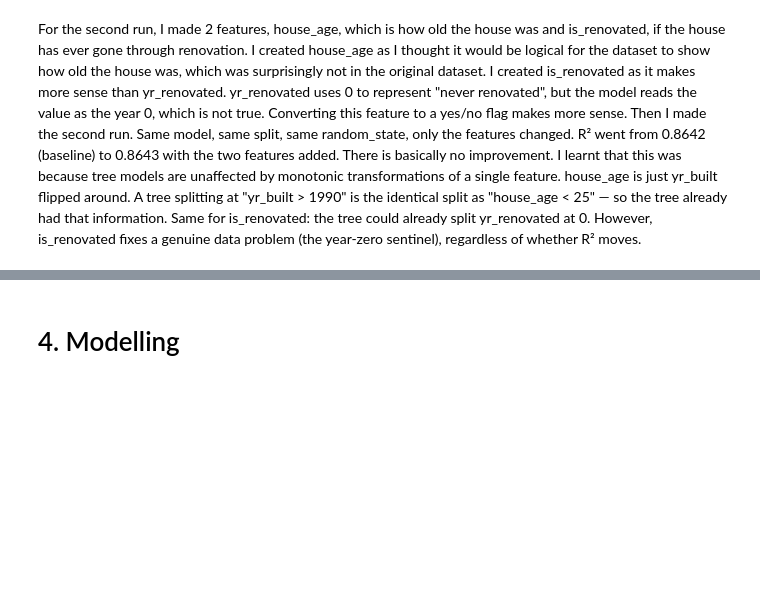
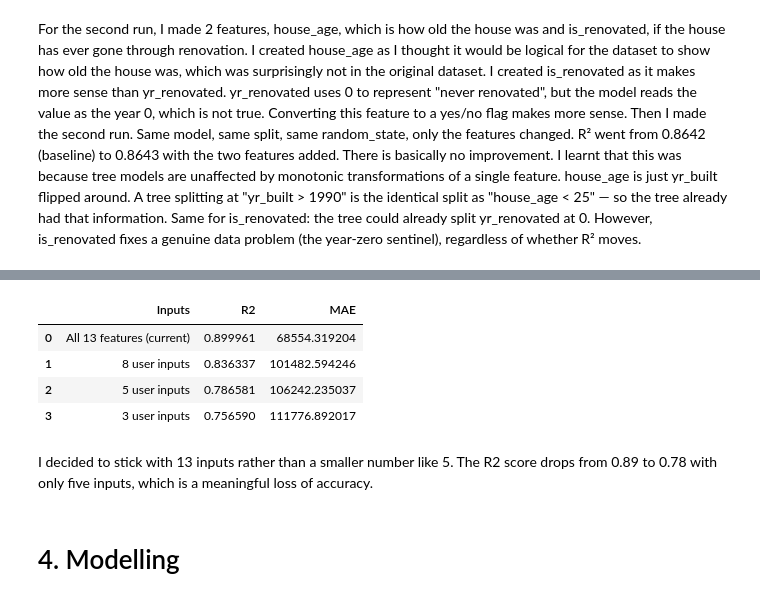
Before and after one commit to jovan210/housing-price-predictor, a Jupyter notebook: jovan_lau/houseprice_prediction.ipynb, the cells around one changed output, grey strips where cells are left out. Drawn from its saved outputs; the diff is of its cells as text; code cells hidden in the pictures; blank space fills up the shorter version.

```diff
--- a/jovan_lau/houseprice_prediction.ipynb
+++ b/jovan_lau/houseprice_prediction.ipynb
@@ -313,3 +323,35 @@ For the second run, I made 2 features, house_age, which is how old the house was
+# %%
+#Experiment 2: how many inputs should my web app ask for?
+# Feature selection driven by deployment needs rather than accuracy alone.
+input_sets = {
+    'All 13 features (current)': [c for c in df.columns if c != col_y],
+    '8 user inputs': ['grade','sqft_living','zipcode','bathrooms','yr_built','view','waterfront','sqft_lot'],
+    '5 user inputs': ['grade','sqft_living','zipcode','bathrooms','yr_built'],
+    '3 user inputs': ['grade','sqft_living','zipcode'],
+}
+
+results = []
+for label, cols in input_sets.items():
+    X = df[cols].copy()
+    X['zipcode'] = X['zipcode'].astype(str)
+    X = pd.get_dummies(X, drop_first=True)
+    X_tr_d, X_te_d, y_tr_d, y_te_d = train_test_split(X, y, test_size=0.3, random_state=42)
+    m = GradientBoostingRegressor(random_state=42)
+    m.fit(X_tr_d, y_tr_d)
+    pred = m.predict(X_te_d)
+    results.append({'Inputs': label,
+                    'R2': r2_score(y_te_d, pred),
+                    'MAE': mean_absolute_error(y_te_d, pred)})
+deployment_comparison = pd.DataFrame(results)
+deployment_comparison
+# %% [output]
+|  | Inputs | R2 | MAE |
+| 0 | All 13 features (current) | 0.899961 | 68554.319204 |
+| 1 | 8 user inputs | 0.836337 | 101482.594246 |
+| 2 | 5 user inputs | 0.786581 | 106242.235037 |
+| 3 | 3 user inputs | 0.756590 | 111776.892017 |
+# %% [markdown]
+I decided to stick with 13 inputs rather than a smaller number like 5. The R2 score drops from 0.89 to 0.78 with only five inputs, which is a meaningful loss of accuracy.
 # %% [markdown]
 # 4. Modelling
 # %% [markdown]
```
Also changed, not shown: parts of 3 cells of this notebook, 2 other files.
